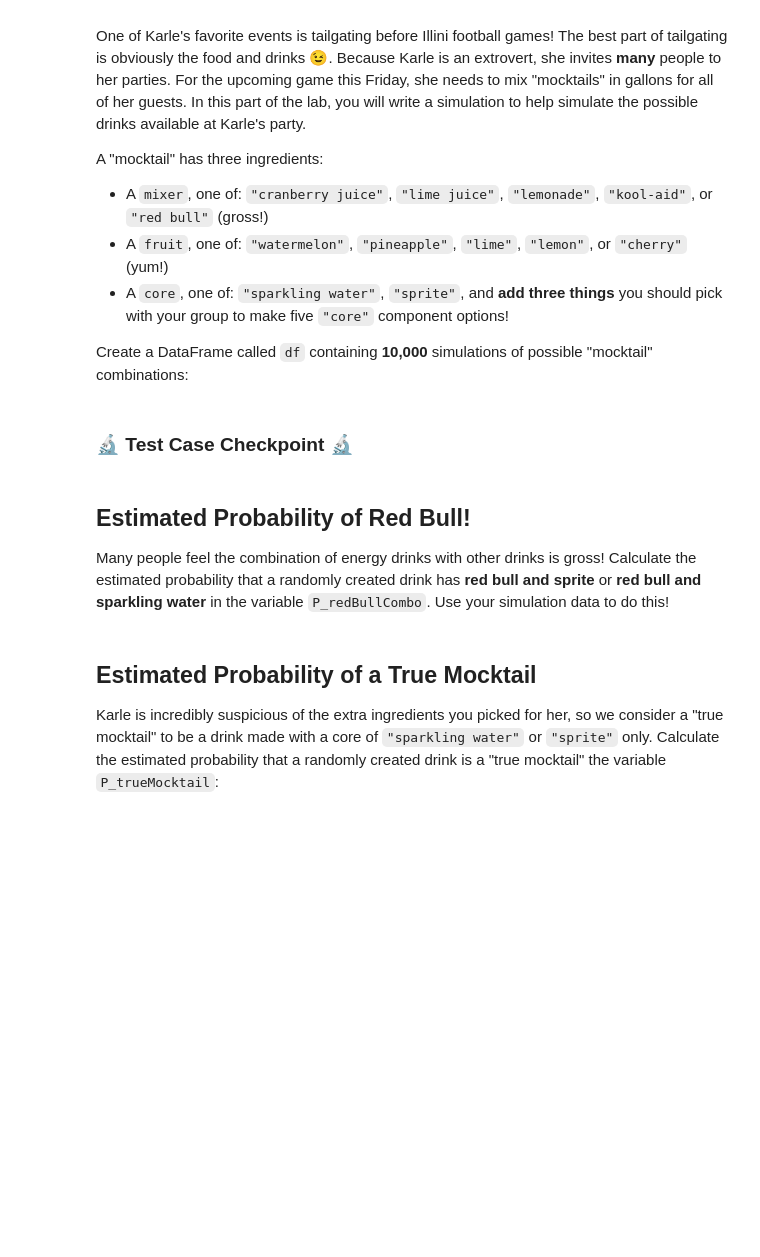
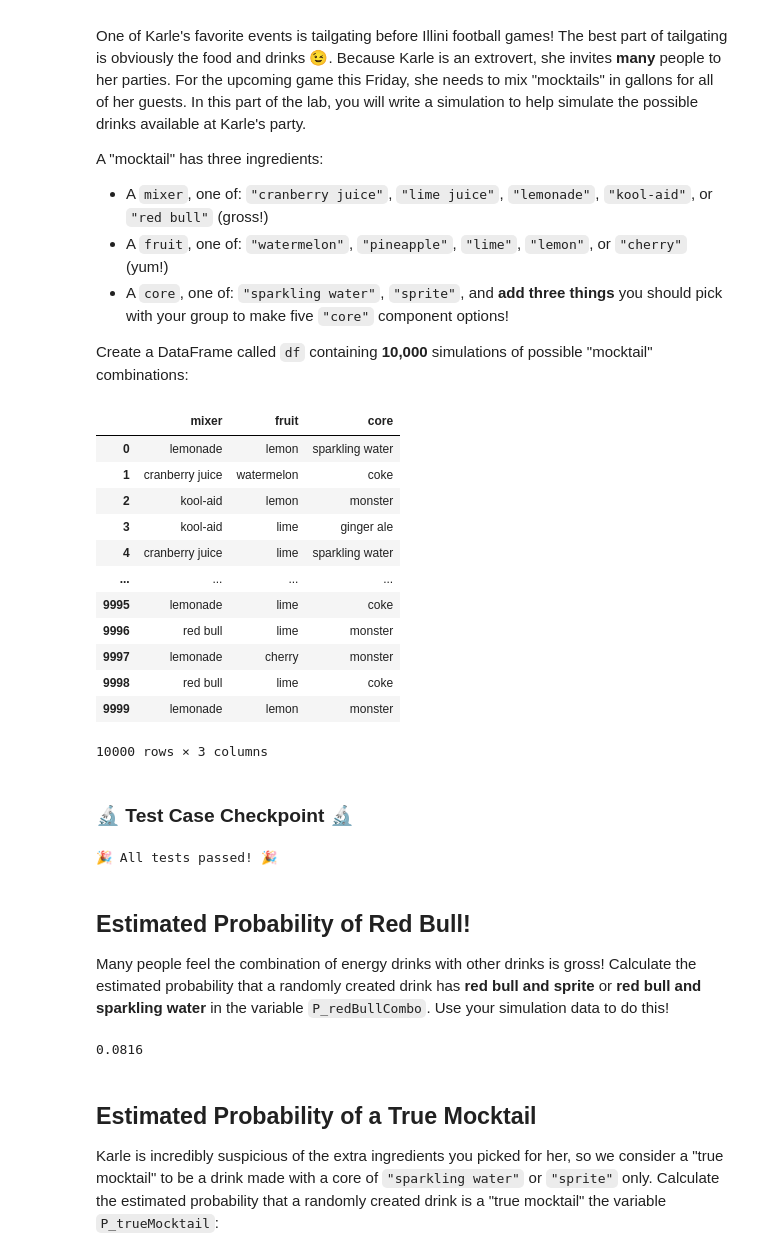
Before and after one commit to ryguy2k4/stat107, a Jupyter notebook: lab_favorites/lab_favorites.ipynb, the cells around one changed output. Cells and saved outputs as stored; diff of their text form; code cells hidden in the pictures; blank space fills up the shorter version.

```diff
--- a/lab_favorites/lab_favorites.ipynb
+++ b/lab_favorites/lab_favorites.ipynb
@@ -52,3 +51,31 @@ Create a DataFrame called `df` containing **10,000** simulations of possible "mo
+# %%
+# Write your simulation:
+# Coke, Monster, Ginger Ale
+import random
+import pandas as pd
+data = []
+for i in range(10000):
+    mixer = random.choice(["cranberry juice", "lime juice", "lemonade", "kool-aid", "red bull"])
+    fruit = random.choice(["watermelon", "pineapple", "lime", "lemon", "cherry"])
+    core = random.choice(["sparkling water", "sprite", "coke", "monster", "ginger ale"])
+    d = {"mixer": mixer, "fruit": fruit, "core": core}
+    data.append(d)
+df = pd.DataFrame(data)
+df
+# %% [output]
+|  | mixer | fruit | core |
+| 0 | lemonade | lemon | sparkling water |
+| 1 | cranberry juice | watermelon | coke |
+| 2 | kool-aid | lemon | monster |
+| 3 | kool-aid | lime | ginger ale |
+| 4 | cranberry juice | lime | sparkling water |
+| ... | ... | ... | ... |
+| 9995 | lemonade | lime | coke |
+| 9996 | red bull | lime | monster |
+| 9997 | lemonade | cherry | monster |
+| 9998 | red bull | lime | coke |
+| 9999 | lemonade | lemon | monster |
+10000 rows × 3 columns
 # %% [markdown]
 ### 🔬 Test Case Checkpoint 🔬
 # %%
@@ -78,6 +105,8 @@ assert( len(set(df['core'])) == 5 ), "Your DataFrame does not return five unique
 # You will only see this message (with the emoji showing) if you passed all test cases:
 tada = "\N{PARTY POPPER}"
 print(f"{tada} All tests passed! {tada}")
+# %% [output]
+🎉 All tests passed! 🎉
 # %% [markdown]
 ## Estimated Probability of Red Bull!
 
@@ -88,3 +114,8 @@ P_redBullCombo
+# %%
+P_redBullCombo = len(df[((df.mixer == "red bull") & (df.core == "sprite")) | ((df.mixer == "red bull") & (df.core == "sparkling water"))])/len(df)
+P_redBullCombo
+# %% [output]
+0.0816
 # %% [markdown]
 ## Estimated Probability of a True Mocktail
 
```
Also changed, not shown: parts of 38 cells of this notebook.
